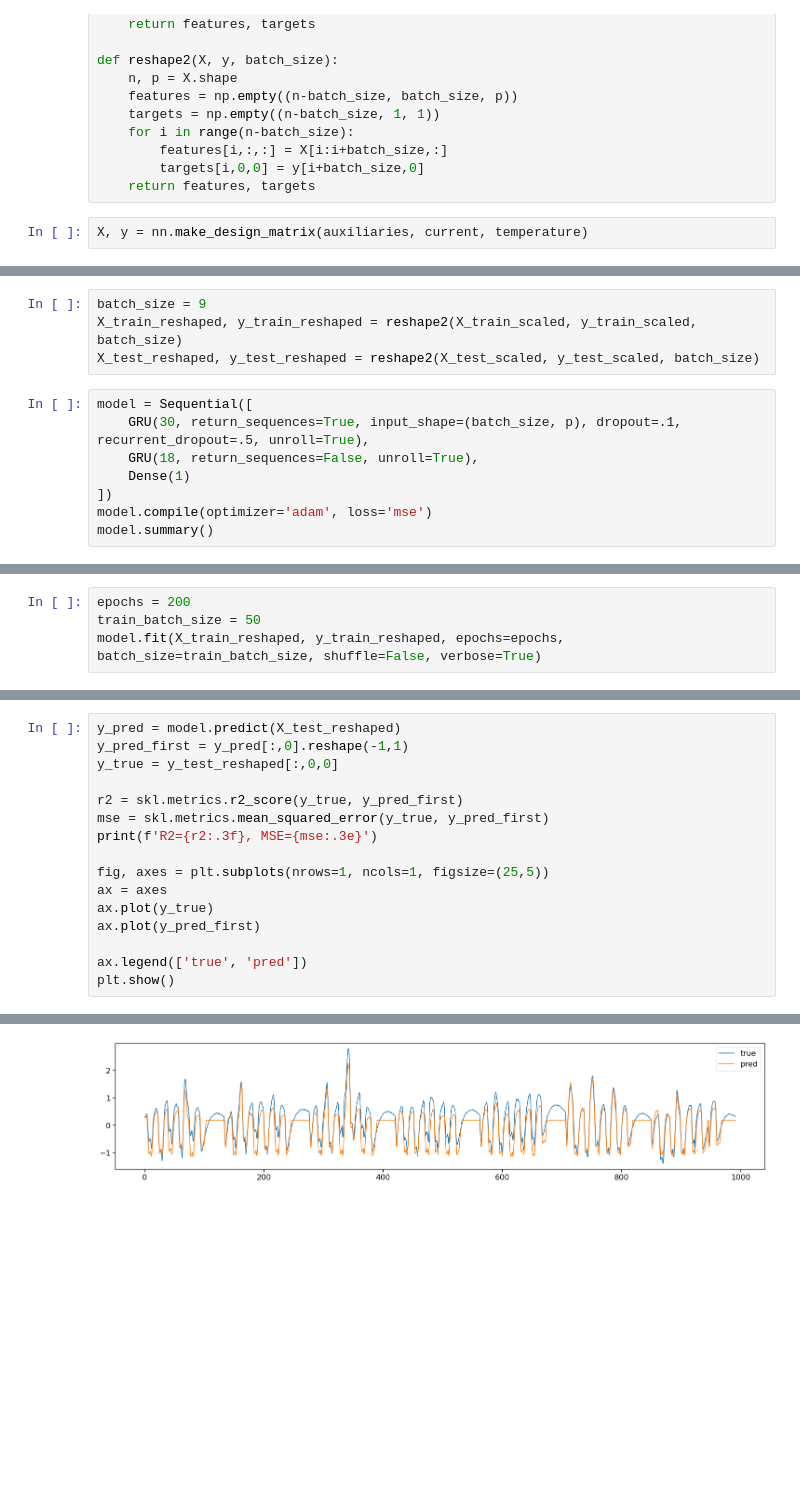
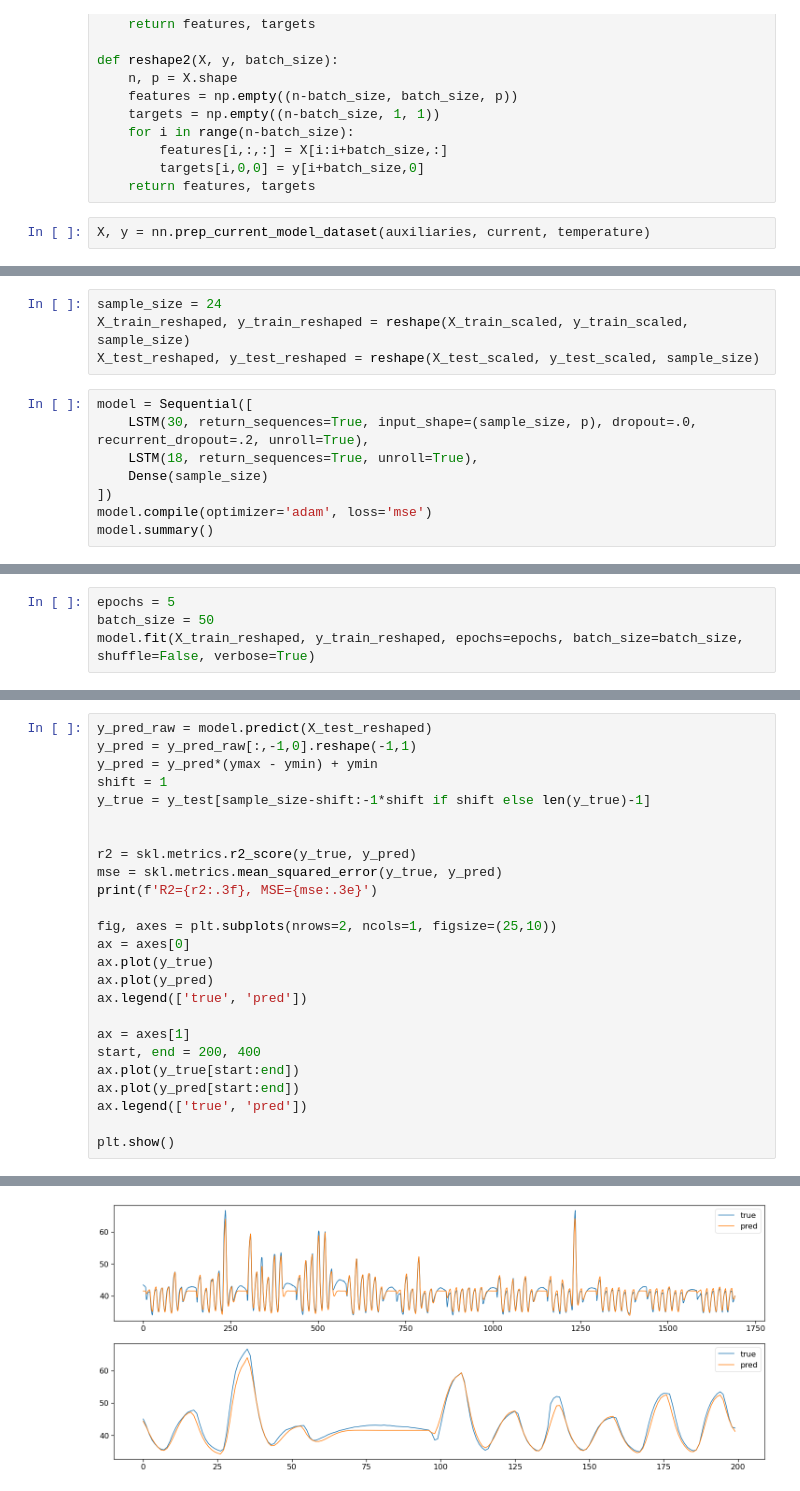
Before and after one commit to fonstelien/FYS-STK4155, a Jupyter notebook: project3/source/project3.ipynb, the cells around one changed output, grey strips where cells are left out. Saved outputs shown, nothing was run; the diff lists cells and outputs as text; blank space fills up the shorter version.

```diff
--- a/project3/source/project3.ipynb
+++ b/project3/source/project3.ipynb
@@ -94,6 +117,6 @@ def reshape2(X, y, batch_size):
         targets[i,0,0] = y[i+batch_size,0]
     return features, targets
 # %%
-X, y = nn.make_design_matrix(auxiliaries, current, temperature)
+X, y = nn.prep_current_model_dataset(auxiliaries, current, temperature)
 # %%
 start=None
@@ -133,12 +155,12 @@ plt.show()
 # %%
-batch_size = 9
-X_train_reshaped, y_train_reshaped = reshape2(X_train_scaled, y_train_scaled, batch_size)
-X_test_reshaped, y_test_reshaped = reshape2(X_test_scaled, y_test_scaled, batch_size)
+sample_size = 24
+X_train_reshaped, y_train_reshaped = reshape(X_train_scaled, y_train_scaled, sample_size)
+X_test_reshaped, y_test_reshaped = reshape(X_test_scaled, y_test_scaled, sample_size)
 # %%
 model = Sequential([
-    GRU(30, return_sequences=True, input_shape=(batch_size, p), dropout=.1, recurrent_dropout=.5, unroll=True),
-    GRU(18, return_sequences=False, unroll=True),
-    Dense(1)
+    LSTM(30, return_sequences=True, input_shape=(sample_size, p), dropout=.0, recurrent_dropout=.2, unroll=True),
+    LSTM(18, return_sequences=True, unroll=True),
+    Dense(sample_size)
 ])
 model.compile(optimizer='adam', loss='mse')
 model.summary()
@@ -158,7 +180,7 @@ Trainable params: 5,779
 Non-trainable params: 0
 _________________________________________________________________
 # %%
-epochs = 200
-train_batch_size = 50
-model.fit(X_train_reshaped, y_train_reshaped, epochs=epochs, batch_size=train_batch_size, shuffle=False, verbose=True)
+epochs = 5
+batch_size = 50
+model.fit(X_train_reshaped, y_train_reshaped, epochs=epochs, batch_size=batch_size, shuffle=False, verbose=True)
 # %% [output]
@@ -187,17 +198,26 @@ np.mean((y_pred[:,0] - y_test_reshaped[:,0,0])**2)
 # %%
-y_pred = model.predict(X_test_reshaped)
-y_pred_first = y_pred[:,0].reshape(-1,1)
-y_true = y_test_reshaped[:,0,0]
+y_pred_raw = model.predict(X_test_reshaped)
+y_pred = y_pred_raw[:,-1,0].reshape(-1,1)
+y_pred = y_pred*(ymax - ymin) + ymin
+shift = 1
+y_true = y_test[sample_size-shift:-1*shift if shift else len(y_true)-1]
 
-r2 = skl.metrics.r2_score(y_true, y_pred_first)
-mse = skl.metrics.mean_squared_error(y_true, y_pred_first)
+
+r2 = skl.metrics.r2_score(y_true, y_pred)
+mse = skl.metrics.mean_squared_error(y_true, y_pred)
 print(f'R2={r2:.3f}, MSE={mse:.3e}')
 
-fig, axes = plt.subplots(nrows=1, ncols=1, figsize=(25,5))
-ax = axes
+fig, axes = plt.subplots(nrows=2, ncols=1, figsize=(25,10))
+ax = axes[0]
 ax.plot(y_true)
-ax.plot(y_pred_first)
+ax.plot(y_pred)
+ax.legend(['true', 'pred'])
 
+ax = axes[1]
+start, end = 200, 400
+ax.plot(y_true[start:end])
+ax.plot(y_pred[start:end])
 ax.legend(['true', 'pred'])
+
 plt.show()
 # %% [output]
@@ -205 +225 @@ R2=0.747, MSE=1.052e-01
-[figure, old version]
+[figure, new version]
```
Also changed, not shown: parts of 24 cells of this notebook, 2 other files.
